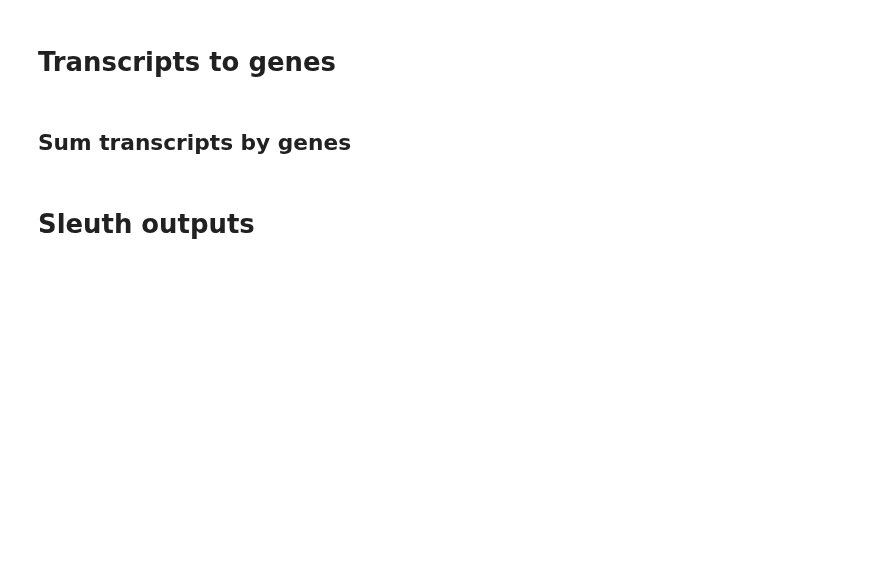
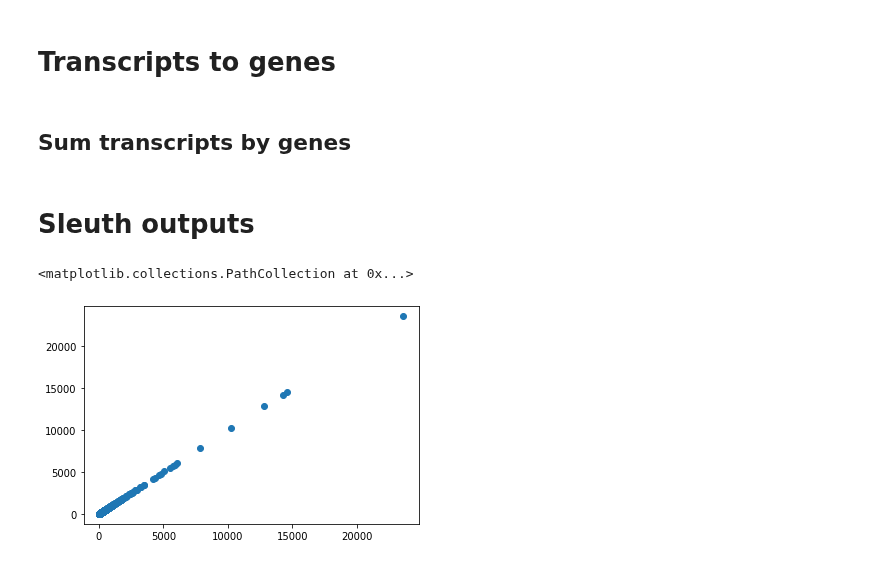
Before and after one commit to kevinhu/mdm4-splicing, a Jupyter notebook: notebooks/p1_kallisto-sleuth.ipynb, the cells around one changed output. Cells and saved outputs as stored; diff of their text form; code cells hidden in the pictures; blank space fills up the shorter version.

```diff
--- a/notebooks/p1_kallisto-sleuth.ipynb
+++ b/notebooks/p1_kallisto-sleuth.ipynb
@@ -48,3 +48,9 @@ gene_tpms = transcript_tpms.groupby(align_ensembl_genes).sum()
 gene_tpms.to_csv("../data/processed/gene_tpms.txt", sep="\t")
 # %% [markdown]
 # Sleuth outputs
+# %%
+import matplotlib.pyplot as plt
+plt.scatter(transcript_tpms["NCIH2110_RPL22-1A1_2"],transcript_tpms["NCIH2110_RPL22-4A1_2"])
+# %% [output]
+<matplotlib.collections.PathCollection at 0x...>
+[figure, added]
```
Also changed, not shown: parts of 4 cells of this notebook, 10 other files.
